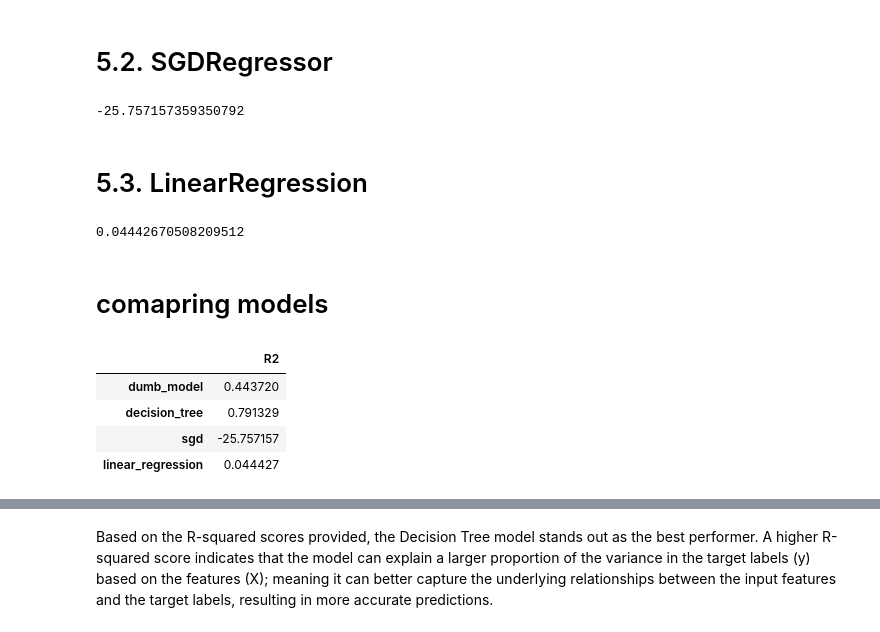
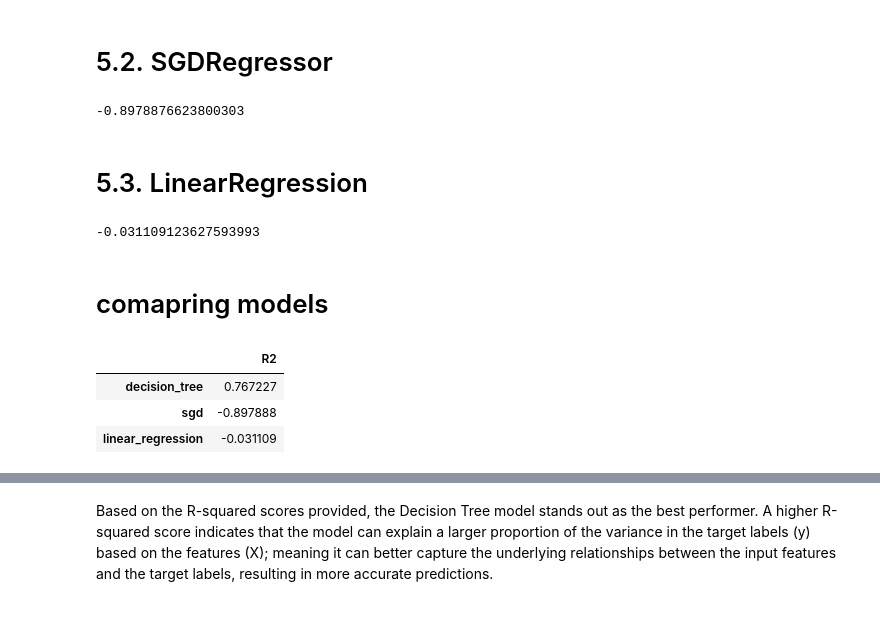
Before and after one commit to Sadia-Khan-Rupa/Chapter_7-Supervised_ML, a Jupyter notebook: Competetion_2_Regression/COMPETETION_2_KAGGLE.ipynb, the cells around one changed output, grey strips where cells are left out. Saved outputs shown, nothing was run; the diff lists cells and outputs as text; code cells hidden in the pictures.

```diff
--- a/Competetion_2_Regression/COMPETETION_2_KAGGLE.ipynb
+++ b/Competetion_2_Regression/COMPETETION_2_KAGGLE.ipynb
@@ -5,7 +5,7 @@ import pandas as pd
 # %% [markdown]
 # import Data
 # %%
-data = pd.read_csv('/Users/sadiakhanrupa/Bootcamp Main Phase/Chapter_7 Supervised_ML/Data/housing_iteration_6_regression/housing_iteration_6_regression.csv')
+data = pd.read_csv('/Users/sadiakhanrupa/Bootcamp Main Phase/Chapter_7 Supervised_ML/Competetion_2_Regression/train.csv')
 # %%
 data.head()
 # %% [output]
@@ -457,7 +289,7 @@ sgd_predicions = sgd_pipeline.predict(X_test)
 sgd_r2 = r2_score(y_test, sgd_predicions)
 sgd_r2
 # %% [output]
--25.757157359350792
+-0.8978876623800303
 # %% [markdown]
 # 5.3.&nbsp;LinearRegression
 # %%
@@ -470,17 +302,16 @@ linear_predictions = linear_pipeline.predict(X_test)
 linear_r2 = r2_score(y_test, linear_predictions)
 linear_r2
 # %% [output]
-0.04442670508209512
+-0.031109123627593993
 # %% [markdown]
 # comapring models
 # %%
-comparing_models_df = pd.DataFrame({"R2": [dumb_r2, dt_r2, sgd_r2, linear_r2]},
-                                    index=["dumb_model", "decision_tree", "sgd", "linear_regression"])
+comparing_models_df = pd.DataFrame({"R2": [ dt_r2, sgd_r2, linear_r2]},
+                                    index=[ "decision_tree", "sgd", "linear_regression"])
 
 comparing_models_df
 # %% [output]
 |  | R2 |
-| dumb_model | 0.443720 |
-| decision_tree | 0.791329 |
-| sgd | -25.757157 |
-| linear_regression | 0.044427 |
+| decision_tree | 0.767227 |
+| sgd | -0.897888 |
+| linear_regression | -0.031109 |
```
Also changed, not shown: parts of 40 cells of this notebook, 1 other file.
